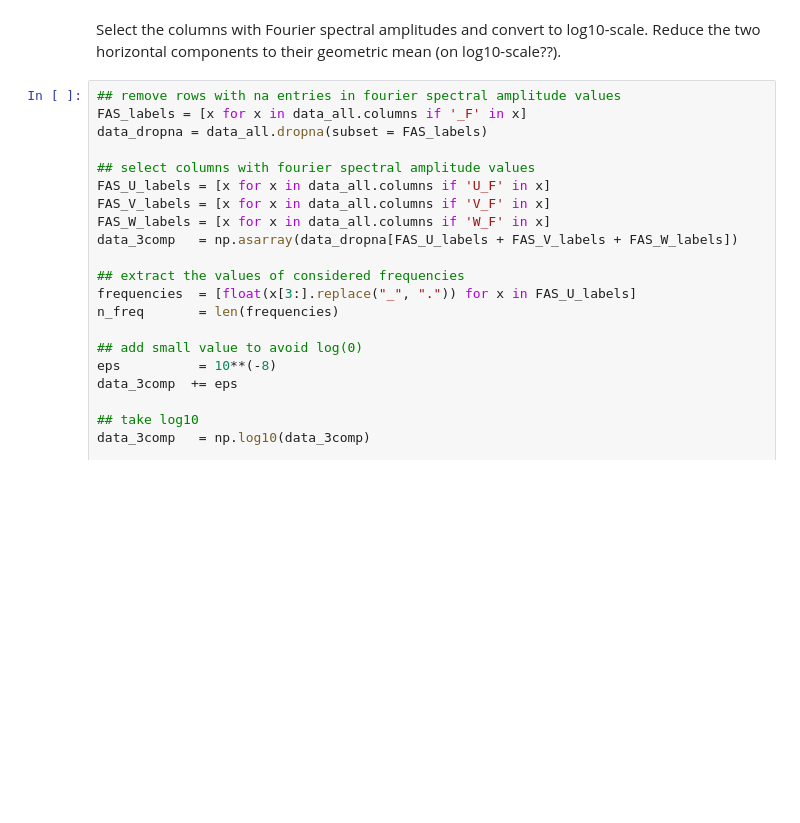
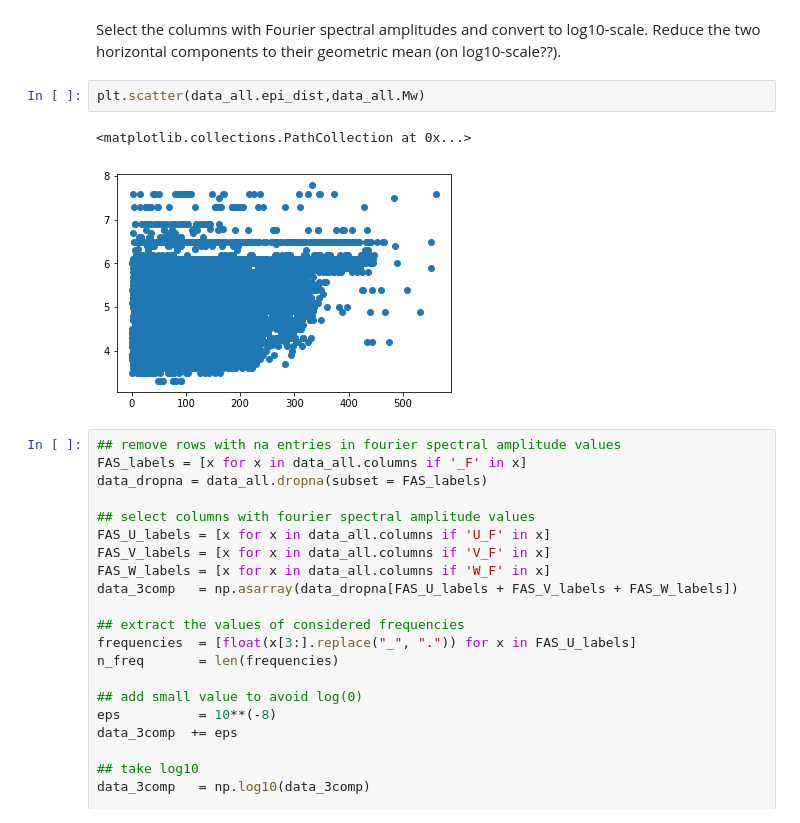
Before and after one commit to kvog/Ground_Motion_Autoencoder, a Jupyter notebook: Stacked_Autoencoder.ipynb, the cells around one changed output. Drawn from its saved outputs; the diff is of its cells as text; blank space fills up the shorter version.

```diff
--- a/Stacked_Autoencoder.ipynb
+++ b/Stacked_Autoencoder.ipynb
@@ -14,6 +56,11 @@ data_all = pd.read_csv('ESM_flatfile_FAS.csv',sep = ';', low_memory=False)
 # %% [markdown]
 Select the columns with Fourier spectral amplitudes and convert to log10-scale.
 Reduce the two horizontal components to their geometric mean (on log10-scale??).
+# %%
+plt.scatter(data_all.epi_dist,data_all.Mw)
+# %% [output]
+<matplotlib.collections.PathCollection at 0x...>
+[figure, added]
 # %%
 ## remove rows with na entries in fourier spectral amplitude values
 FAS_labels = [x for x in data_all.columns if '_F' in x]
```
Also changed, not shown: parts of 4 cells of this notebook.
